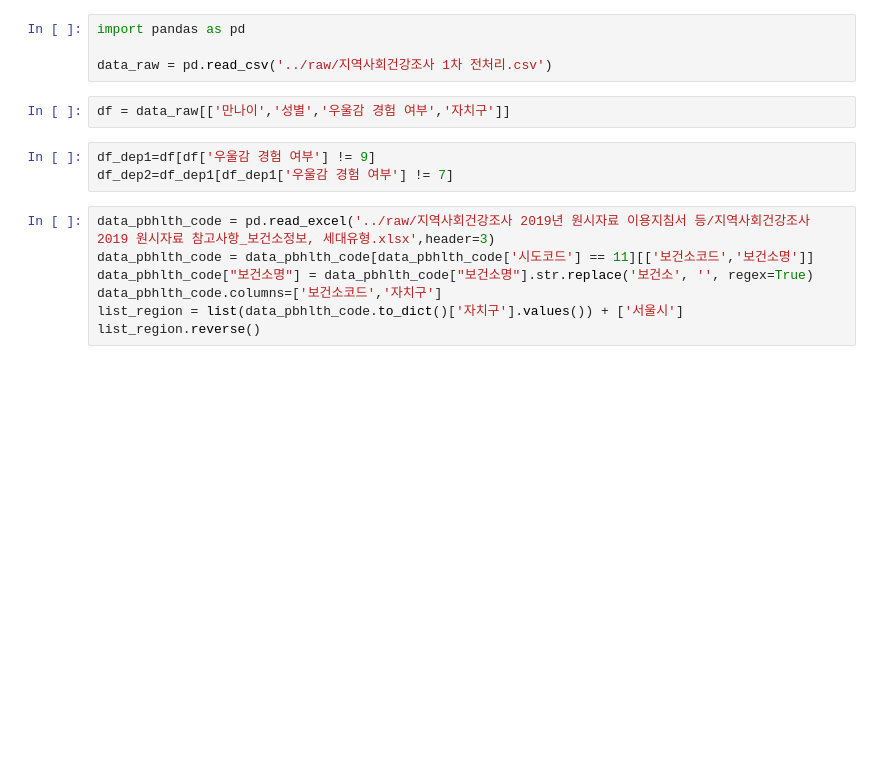
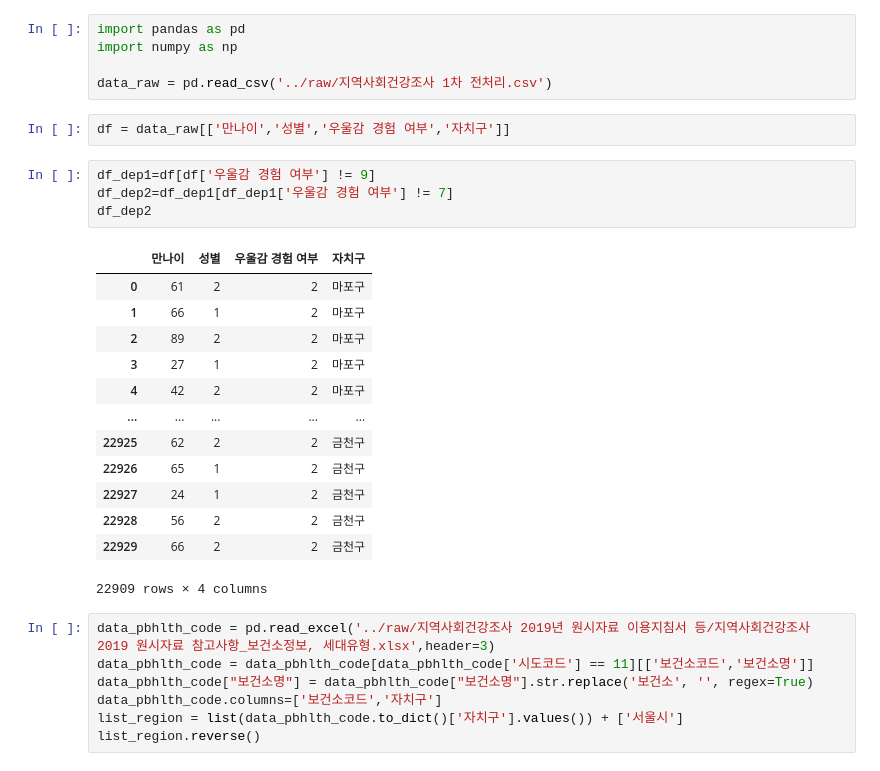
Before and after one commit to visual-project/walk-with-me, a Jupyter notebook: 정훈/건강 데이터(우울감).ipynb, the cells around one changed output. Cells and saved outputs as stored; diff of their text form; blank space fills up the shorter version.

```diff
--- a/정훈/건강 데이터(우울감).ipynb
+++ b/정훈/건강 데이터(우울감).ipynb
@@ -1,5 +1,6 @@
 # %%
 import pandas as pd
+import numpy as np
 
 data_raw = pd.read_csv('../raw/지역사회건강조사 1차 전처리.csv')
 # %%
@@ -7,6 +8,21 @@ df = data_raw[['만나이','성별','우울감 경험 여부','자치구']]
 # %%
 df_dep1=df[df['우울감 경험 여부'] != 9]
 df_dep2=df_dep1[df_dep1['우울감 경험 여부'] != 7]
+df_dep2
+# %% [output]
+|  | 만나이 | 성별 | 우울감 경험 여부 | 자치구 |
+| 0 | 61 | 2 | 2 | 마포구 |
+| 1 | 66 | 1 | 2 | 마포구 |
+| 2 | 89 | 2 | 2 | 마포구 |
+| 3 | 27 | 1 | 2 | 마포구 |
+| 4 | 42 | 2 | 2 | 마포구 |
+| ... | ... | ... | ... | ... |
+| 22925 | 62 | 2 | 2 | 금천구 |
+| 22926 | 65 | 1 | 2 | 금천구 |
+| 22927 | 24 | 1 | 2 | 금천구 |
+| 22928 | 56 | 2 | 2 | 금천구 |
+| 22929 | 66 | 2 | 2 | 금천구 |
+22909 rows × 4 columns
 # %%
 data_pbhlth_code = pd.read_excel('../raw/지역사회건강조사 2019년 원시자료 이용지침서 등/지역사회건강조사 2019 원시자료 참고사항_보건소정보, 세대유형.xlsx',header=3)
 data_pbhlth_code = data_pbhlth_code[data_pbhlth_code['시도코드'] == 11][['보건소코드','보건소명']]
```
Also changed, not shown: parts of 3 cells of this notebook, 1 other file.
